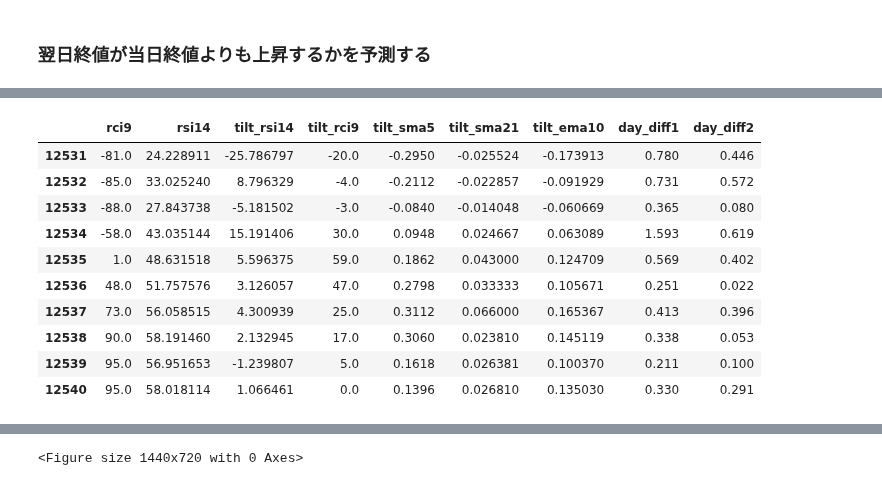
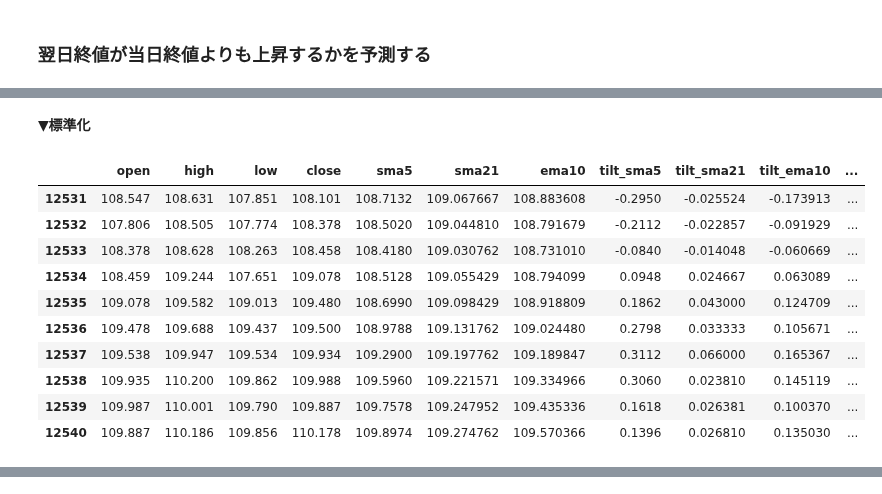
Before and after one commit to arsma12/MLDL, a Jupyter notebook: StockPriceForecast/FX_USDJPY_01.ipynb, the cells around one changed output, grey strips where cells are left out. Saved outputs shown, nothing was run; the diff lists cells and outputs as text; code cells hidden in the pictures.

```diff
--- a/StockPriceForecast/FX_USDJPY_01.ipynb
+++ b/StockPriceForecast/FX_USDJPY_01.ipynb
@@ -353,0 +392,12 @@ df.loc[mask2, 'target'] = 0 # 様子見
+# %%
+# 翌日終値が当日終値よりも上昇するかを予測
+df['close_1'] = df.close.shift(-1)
+df['diff'] = df['close_1'] - df['close']
+df = df[:-1]
+
+# 30pips 上昇したら1、30pips下落したら2、それ以外は0
+#df['target'] = np.where(df['diff'] >= 0.3,1,np.where(df['diff'] < -0.3,2, 0))
+# 5pips 上昇したら1、それ以外は0
+df['target'] = np.where(df['diff'] >= 0.01,1,0)
+
+display(df.tail(5))
@@ -401,77 +436,66 @@ sns.heatmap(corrmat, annot=True, fmt='1.2f', vmax=1, vmin=-1, center=0)
 # %%
 # データセットの行数、列数を取得
 split_row = np.int(train_size * df.shape[0])
-X_all_df = df.drop(['time','open','high','low','close','close_1dayAdd','diff','target','sma5','sma21','ema10'], axis=1)
-
-# 直近の5行を表示
-display(X_all_df.tail(10))
+X_all_df = df.drop(['time','close_1','diff','target'], axis=1)
 
 # 標準化項目リスト
-enc_norm_col = ['rci9',
-                'tilt_rci9',
+enc_norm_col = ['open','high','low','close',
+                'sma5','sma21','ema10',
+                'rci9','rci21','rci52',
+                'tilt_rci9','tilt_rci21','tilt_rci52',
                 'tilt_sma5','tilt_sma21',
                 'tilt_ema10',
                 'rsi14',
                 'tilt_rsi14',
-                'day_diff1','day_diff2']
+                'bb2_up','bb2_low',
+                'momentum_5','momentum_10','momentum_21',
+                'day_diff','candle_length1','candle_length2','top_bar','low_bar',
+                'y1_day_diff','y1_candle_length1','y1_candle_length2','y1_top_bar','y1_low_bar',
+                'y2_day_diff','y2_candle_length1','y2_candle_length2','y2_top_bar','y2_low_bar',
+                'y3_day_diff','y3_candle_length1','y3_candle_length2','y3_top_bar','y3_low_bar',
+                'y4_day_diff','y4_candle_length1','y4_candle_length2','y4_top_bar','y4_low_bar',
+                'y5_day_diff','y5_candle_length1','y5_candle_length2','y5_top_bar','y5_low_bar',
+               ]
 
 # 標準化する列名と列番号の辞書
 dic_norm_col = {}
 for col_name in enc_norm_col:
     dic_norm_col.setdefault(col_name, X_all_df.columns.get_loc(col_name))
 X_columns = X_all_df.columns
 
 # -------------------------------------------------
 # ndarrayに変換
 X_all = X_all_df.values
 y_all = df['target'].values
 
 X_train = X_all[:split_row, :]
 y_train = y_all[:split_row]
 
 X_test = X_all[split_row+1:,:]
 y_test = y_all[split_row+1:]
 
 # -------------------------------------------------
 printmd('▼標準化')
 for col_name,col_idx in dic_norm_col.items():
-    plt.subplots_adjust(wspace=8.0, hspace=2.0) # 余白
-    plt.figure(figsize=(8,3))
 
-    # 標準化前
-    plt.subplot(1,2,1)
-    sns.distplot(X_train[:,col_idx:col_idx+1],kde=True,rug=False,bins=10,label=col_name)
-    plt.title('Before normalize Histogram \n of ' + str(col_name) + ' (bins = ' + str(10) + ')')
-    plt.grid(which='major',color='gray',linestyle=':')
-    plt.grid(which='minor',color='gray',linestyle=':')
-    plt.legend()
-
-    # 標準化
     stdsc = StandardScaler()
     X_train[:,col_idx:col_idx+1] = stdsc.fit_transform(X_train[:,col_idx:col_idx+1])
     X_test[:,col_idx:col_idx+1] = stdsc.transform(X_test[:,col_idx:col_idx+1])
 
-    #　標準化後
-    plt.subplot(1,2,2)
-    sns.distplot(X_train[:,col_idx:col_idx+1],kde=True,rug=False,bins=10,label=col_name)
-    plt.title('After normalize Histogram \n of ' + str(col_name) + ' (bins = ' + str(10) + ')')
-    plt.grid(which='major',color='gray',linestyle=':')
-    plt.grid(which='minor',color='gray',linestyle=':')
-    plt.legend()
-    plt.tight_layout() # 重ならないように
-    plt.show()
-
 # 直近の5行を表示
 display(X_all_df.tail(10))
 # %% [output]
+
+
+**▼標準化**
-|  | rci9 | rsi14 | tilt_rsi14 | tilt_rci9 | tilt_sma5 | tilt_sma21 | tilt_ema10 | day_diff1 | day_diff2 |
-| 12531 | -81.0 | 24.228911 | -25.786797 | -20.0 | -0.2950 | -0.025524 | -0.173913 | 0.780 | 0.446 |
-| 12532 | -85.0 | 33.025240 | 8.796329 | -4.0 | -0.2112 | -0.022857 | -0.091929 | 0.731 | 0.572 |
-| 12533 | -88.0 | 27.843738 | -5.181502 | -3.0 | -0.0840 | -0.014048 | -0.060669 | 0.365 | 0.080 |
-| 12534 | -58.0 | 43.035144 | 15.191406 | 30.0 | 0.0948 | 0.024667 | 0.063089 | 1.593 | 0.619 |
-| 12535 | 1.0 | 48.631518 | 5.596375 | 59.0 | 0.1862 | 0.043000 | 0.124709 | 0.569 | 0.402 |
-| 12536 | 48.0 | 51.757576 | 3.126057 | 47.0 | 0.2798 | 0.033333 | 0.105671 | 0.251 | 0.022 |
-| 12537 | 73.0 | 56.058515 | 4.300939 | 25.0 | 0.3112 | 0.066000 | 0.165367 | 0.413 | 0.396 |
-| 12538 | 90.0 | 58.191460 | 2.132945 | 17.0 | 0.3060 | 0.023810 | 0.145119 | 0.338 | 0.053 |
-| 12539 | 95.0 | 56.951653 | -1.239807 | 5.0 | 0.1618 | 0.026381 | 0.100370 | 0.211 | 0.100 |
-| 12540 | 95.0 | 58.018114 | 1.066461 | 0.0 | 0.1396 | 0.026810 | 0.135030 | 0.330 | 0.291 |
+|  | open | high | low | close | sma5 | sma21 | ema10 | tilt_sma5 | tilt_sma21 | tilt_ema10 | ... |
+| 12531 | 108.547 | 108.631 | 107.851 | 108.101 | 108.7132 | 109.067667 | 108.883608 | -0.2950 | -0.025524 | -0.173913 | ... |
+| 12532 | 107.806 | 108.505 | 107.774 | 108.378 | 108.5020 | 109.044810 | 108.791679 | -0.2112 | -0.022857 | -0.091929 | ... |
+| 12533 | 108.378 | 108.628 | 108.263 | 108.458 | 108.4180 | 109.030762 | 108.731010 | -0.0840 | -0.014048 | -0.060669 | ... |
+| 12534 | 108.459 | 109.244 | 107.651 | 109.078 | 108.5128 | 109.055429 | 108.794099 | 0.0948 | 0.024667 | 0.063089 | ... |
+| 12535 | 109.078 | 109.582 | 109.013 | 109.480 | 108.6990 | 109.098429 | 108.918809 | 0.1862 | 0.043000 | 0.124709 | ... |
+| 12536 | 109.478 | 109.688 | 109.437 | 109.500 | 108.9788 | 109.131762 | 109.024480 | 0.2798 | 0.033333 | 0.105671 | ... |
+| 12537 | 109.538 | 109.947 | 109.534 | 109.934 | 109.2900 | 109.197762 | 109.189847 | 0.3112 | 0.066000 | 0.165367 | ... |
+| 12538 | 109.935 | 110.200 | 109.862 | 109.988 | 109.5960 | 109.221571 | 109.334966 | 0.3060 | 0.023810 | 0.145119 | ... |
+| 12539 | 109.987 | 110.001 | 109.790 | 109.887 | 109.7578 | 109.247952 | 109.435336 | 0.1618 | 0.026381 | 0.100370 | ... |
+| 12540 | 109.887 | 110.186 | 109.856 | 110.178 | 109.8974 | 109.274762 | 109.570366 | 0.1396 | 0.026810 | 0.135030 | ... |
@@ -481 +501,0 @@ display(X_all_df.tail(10))
-<Figure size 1440x720 with 0 Axes>
```
Also changed, not shown: parts of 14 cells of this notebook.
